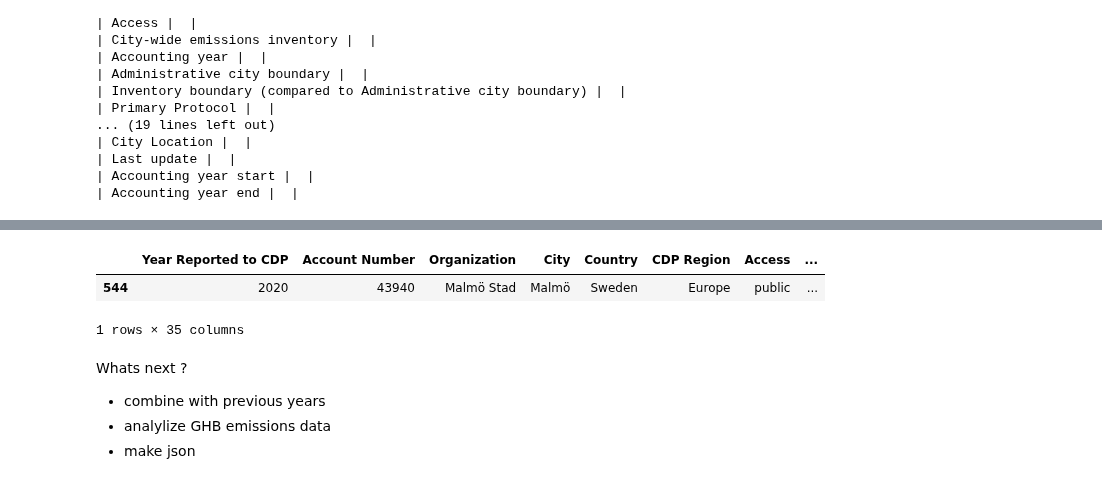
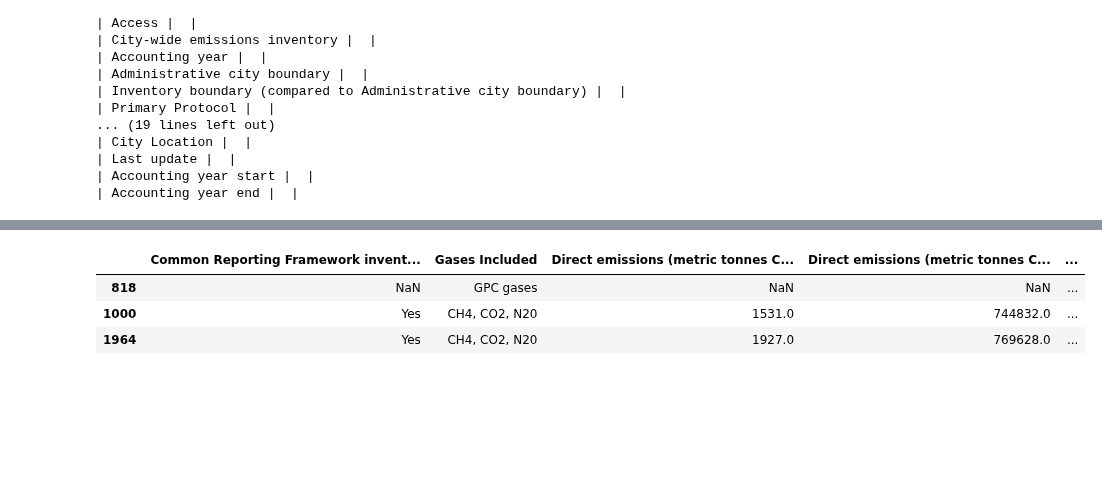
Before and after one commit to OpenGeoScales/ogs-data-exploration, a Jupyter notebook: notebooks/ghg-emissions/cdp/cdp-notebook.ipynb, the cells around one changed output, grey strips where cells are left out. Saved outputs shown, nothing was run; the diff lists cells and outputs as text; code cells hidden in the pictures; blank space fills up the shorter version.

```diff
--- a/notebooks/ghg-emissions/cdp/cdp-notebook.ipynb
+++ b/notebooks/ghg-emissions/cdp/cdp-notebook.ipynb
@@ -35,9 +21,11 @@ Index(['Year Reported to CDP', 'Account Number', 'Organization', 'City',
 # %%
-# create missing columns
-data_18.insert( 10, "Administrative city boundary", "")
-data_19.insert( 10, "Administrative city boundary", "")
+# create missing columns for 2018 and 2020 : "Administrative city boundary"
+# create missing column for 2020 : "Reporting Authority"
 
-data_20.insert(6, "Reporting Authority", "")
+data_18.insert( 10, "Administrative city boundary", "not present in this year's report")
+data_19.insert( 10, "Administrative city boundary", "not present in this year's report")
+
+data_20.insert(6, "Reporting Authority", "not present in this year's report")
 # %%
 # check that columns are the same in all 3 dataframes
 pd.DataFrame({"data_18": data_18.columns,
@@ -379,11 +373,7 @@ Length: 776, dtype: bool
 # %%
-data[data['City'] == 'Malmö']
+data[data['City'] == 'Malmö'].iloc[:, 15:29]
 # %% [output]
-|  | Year Reported to CDP | Account Number | Organization | City | Country | CDP Region | Access | ... |
-| 544 | 2020 | 43940 | Malmö Stad | Malmö | Sweden | Europe | public | ... |
+|  | Common Reporting Framework invent... | Gases Included | Direct emissions (metric tonnes C... | Direct emissions (metric tonnes C... | ... |
+| 818 | NaN | GPC gases | NaN | NaN | ... |
+| 1000 | Yes | CH4, CO2, N20 | 1531.0 | 744832.0 | ... |
+| 1964 | Yes | CH4, CO2, N20 | 1927.0 | 769628.0 | ... |
-1 rows × 35 columns
-# %% [markdown]
-Whats next ?
-- combine with previous years
-- analylize GHB emissions data
-- make json
```
Also changed, not shown: parts of 27 cells of this notebook.
